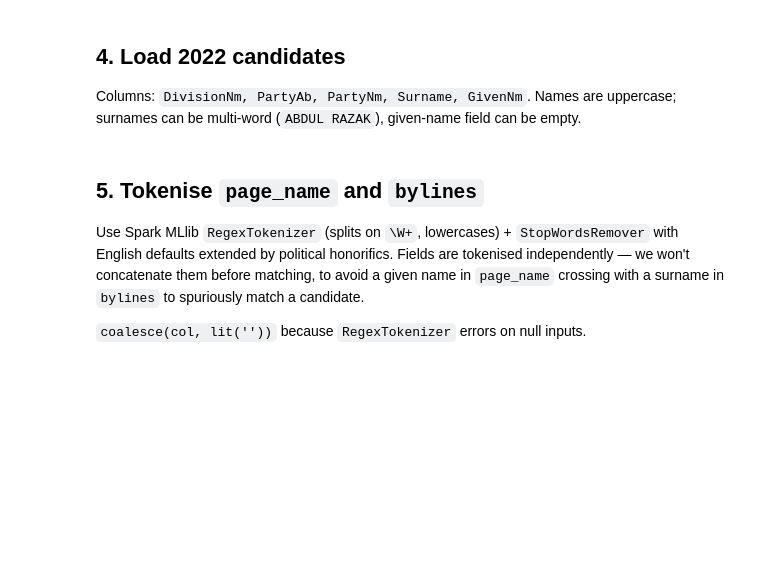
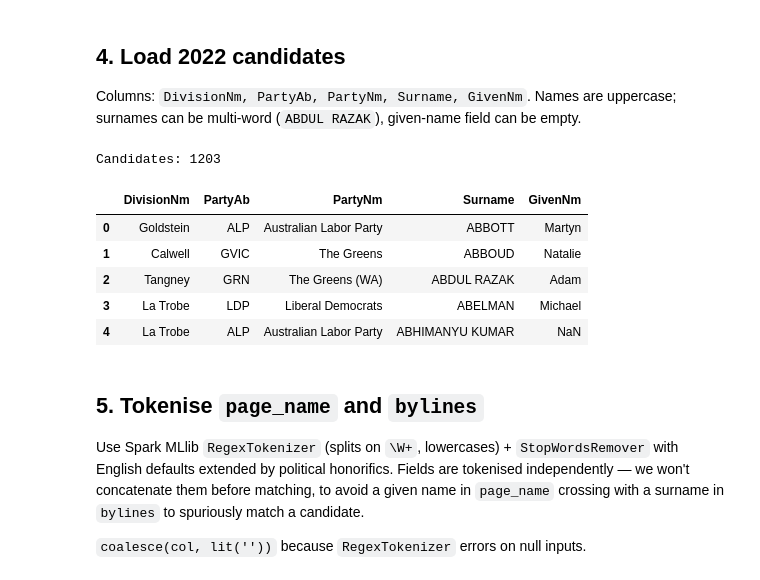
Before and after one commit to stuliveshere/FB_API, a Jupyter notebook: notebooks/02_preprocessing.ipynb, the cells around one changed output. Cells and saved outputs as stored; diff of their text form; code cells hidden in the pictures; blank space fills up the shorter version.

```diff
--- a/notebooks/02_preprocessing.ipynb
+++ b/notebooks/02_preprocessing.ipynb
@@ -33,9 +54,17 @@ df.printSchema()
 
 Columns: `DivisionNm, PartyAb, PartyNm, Surname, GivenNm`. Names are uppercase; surnames can be multi-word (`ABDUL RAZAK`), given-name field can be empty.
 # %%
-candidates = spark.read.csv(CANDIDATES_CSV, header=True).toPandas()
+candidates = pd.read_csv(CANDIDATES_CSV, header=0)
 print('Candidates:', len(candidates))
 candidates.head()
+# %% [output]
+Candidates: 1203
+|  | DivisionNm | PartyAb | PartyNm | Surname | GivenNm |
+| 0 | Goldstein | ALP | Australian Labor Party | ABBOTT | Martyn |
+| 1 | Calwell | GVIC | The Greens | ABBOUD | Natalie |
+| 2 | Tangney | GRN | The Greens (WA) | ABDUL RAZAK | Adam |
+| 3 | La Trobe | LDP | Liberal Democrats | ABELMAN | Michael |
+| 4 | La Trobe | ALP | Australian Labor Party | ABHIMANYU KUMAR | NaN |
 # %% [markdown]
 ## 5. Tokenise `page_name` and `bylines`
 
```
Also changed, not shown: parts of 11 cells of this notebook.
